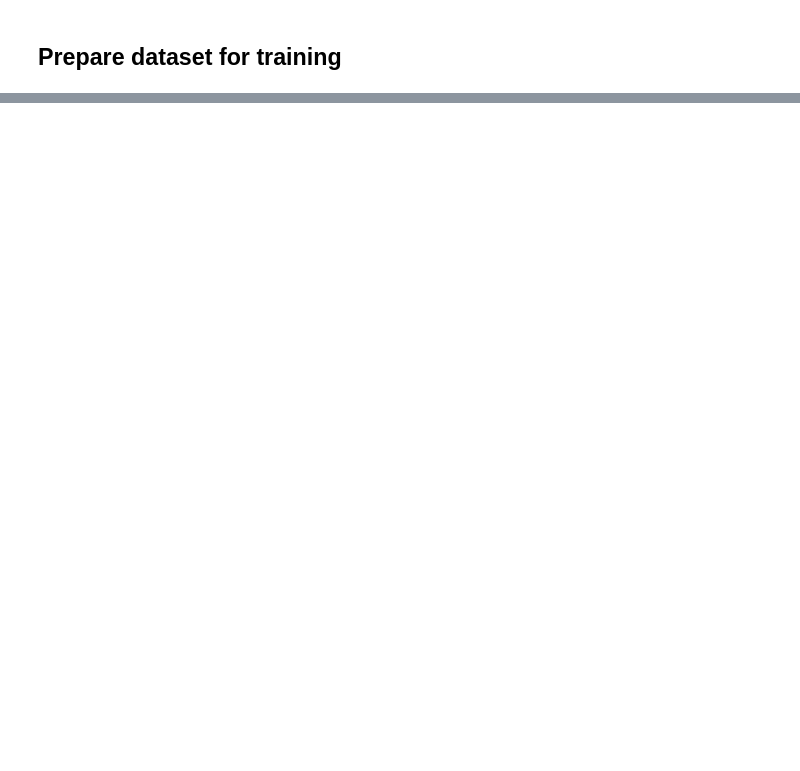
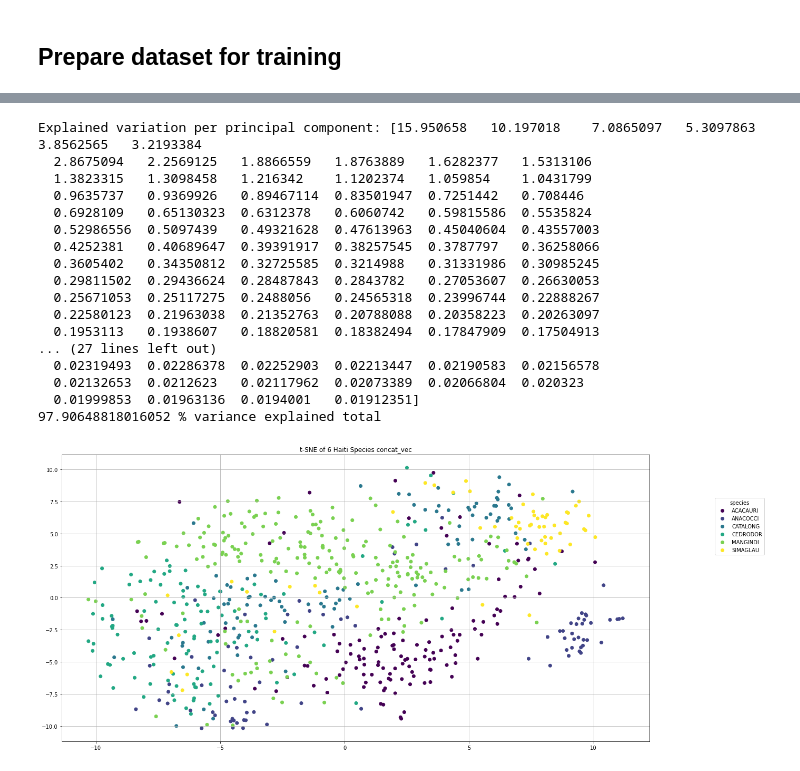
Before and after one commit to Greenstand/treetracker-machine-learning, a Jupyter notebook: species_classification/small_inception.ipynb, the cells around one changed output, grey strips where cells are left out. Cells and saved outputs as stored; diff of their text form; code cells hidden in the pictures; blank space fills up the shorter version.

```diff
--- a/species_classification/small_inception.ipynb
+++ b/species_classification/small_inception.ipynb
@@ -399,0 +483,25 @@ resnet.fc = torch.nn.Linear(resnet.fc.in_features, num_classes)
+# %%
+inception_size = data.iloc[0]['inception_fv'].shape
+resnet_size = data.iloc[0]['resnet_fv'].shape
+concat_vecs = lambda df: np.concatenate([df["inception_fv"], df["resnet_fv"]], axis=None)
+data['concat_vec'] = data.apply(concat_vecs, axis=1)
+feature_tsne(data, 'concat_vec', 250)
+# %% [output]
+Explained variation per principal component: [15.950658   10.197018    7.0865097   5.3097863   3.8562565   3.2193384
+  2.8675094   2.2569125   1.8866559   1.8763889   1.6282377   1.5313106
+  1.3823315   1.3098458   1.216342    1.1202374   1.059854    1.0431799
+  0.9635737   0.9369926   0.89467114  0.83501947  0.7251442   0.708446
+  0.6928109   0.65130323  0.6312378   0.6060742   0.59815586  0.5535824
+  0.52986556  0.5097439   0.49321628  0.47613963  0.45040604  0.43557003
+  0.4252381   0.40689647  0.39391917  0.38257545  0.3787797   0.36258066
+  0.3605402   0.34350812  0.32725585  0.3214988   0.31331986  0.30985245
+  0.29811502  0.29436624  0.28487843  0.2843782   0.27053607  0.26630053
+  0.25671053  0.25117275  0.2488056   0.24565318  0.23996744  0.22888267
+  0.22580123  0.21963038  0.21352763  0.20788088  0.20358223  0.20263097
+  0.1953113   0.1938607   0.18820581  0.18382494  0.17847909  0.17504913
+... (27 lines left out)
+  0.02319493  0.02286378  0.02252903  0.02213447  0.02190583  0.02156578
+  0.02132653  0.0212623   0.02117962  0.02073389  0.02066804  0.020323
+  0.01999853  0.01963136  0.0194001   0.01912351]
+97.90648818016052 % variance explained total
+[figure, added]
```
Also changed, not shown: parts of 14 cells of this notebook.
